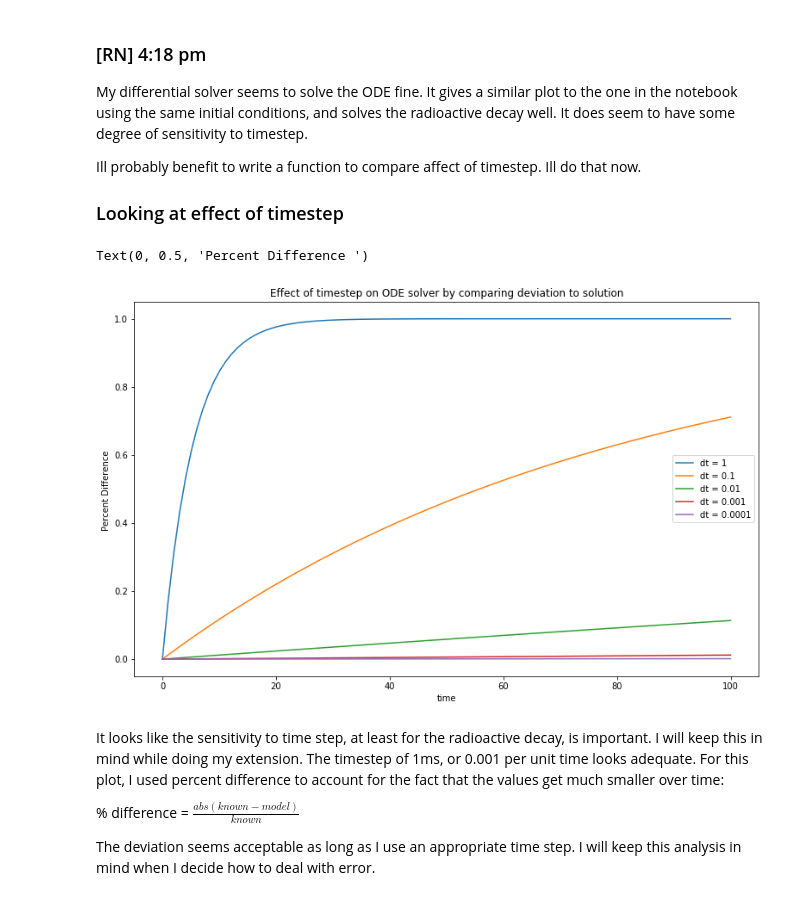
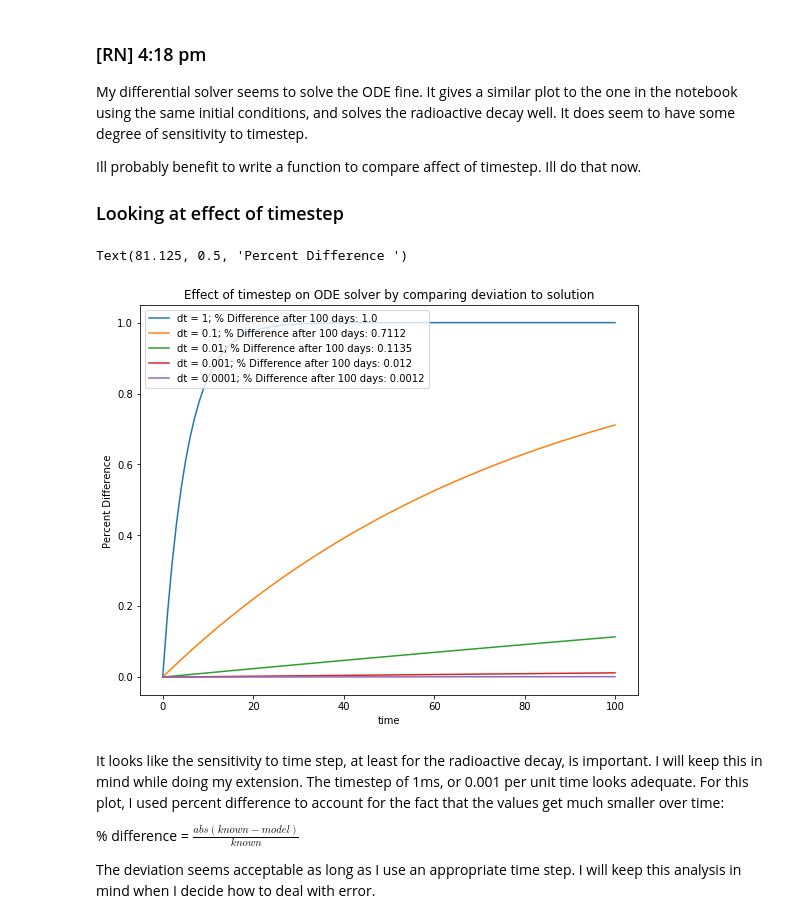
Before and after one commit to rnnisi/Phys128-CovidTracking, a Jupyter notebook: 20210205_FridayMeeting.ipynb, the cells around one changed output. Cells and saved outputs as stored; diff of their text form; code cells hidden in the pictures.

```diff
--- a/20210205_FridayMeeting.ipynb
+++ b/20210205_FridayMeeting.ipynb
@@ -152,36 +152,37 @@ Ill probably benefit to write a function to compare affect of timestep. Ill do t
 
 ### Looking at effect of timestep
 # %%
-### compare effect of timestep
+##### compare effect of timestep
 
 dt = [1, 0.1, 0.01, 0.001, 0.0001]
 
 def Deviation(known, data):
     residuals = []
     for i in range(len(known)):
         difference = abs(known[i] - data[i])
         residuals.append(difference/known[i]) # divide by true value to get a better idea of how big the difference is compared to value
     return residuals
-
+plt.rcParams['figure.figsize'] = [12, 6]
 N0 = 100
 duration = 100
 c = 0.5
 fig3, axs3 = plt.subplots()
 for i in range(len(dt)):
     N = TestFunction(N0, dt[i], duration, c)
     known = KnownSolution(N0, c, duration, dt[i])
     time = np.linspace(0, len(N), len(N))
     dS = Deviation(known, N)
     x = np.linspace(0, int(len(dS)*dt[i]), len(dS))
-    axs3.plot(x, dS, label = "dt = "+str(dt[i]))
-
+    axs3.plot(x, dS, label = "dt = "+str(dt[i]) + "; % Difference after 100 days: " + str(round(dS[len(dS)-1], 4)))
+axs3.legend(bbox_to_anchor=(1.05, 1.0), loc='upper left')
+plt.tight_layout()
 plt.legend()
 plt.title("Effect of timestep on ODE solver by comparing deviation to solution")
 plt.xlabel("time")
 plt.ylabel("Percent Difference ")
 # %% [output]
-Text(0, 0.5, 'Percent Difference ')
+Text(81.125, 0.5, 'Percent Difference ')
-[figure, old version]
+[figure, new version]
 # %% [markdown]
 It looks like the sensitivity to time step, at least for the radioactive decay, is important. I will keep this in mind while doing my extension. The timestep of 1ms, or 0.001 per unit time looks adequate. For this plot, I used percent difference to account for the fact that the values get much smaller over time:
 
```
Also changed, not shown: parts of 2 cells of this notebook, 5 other files.
